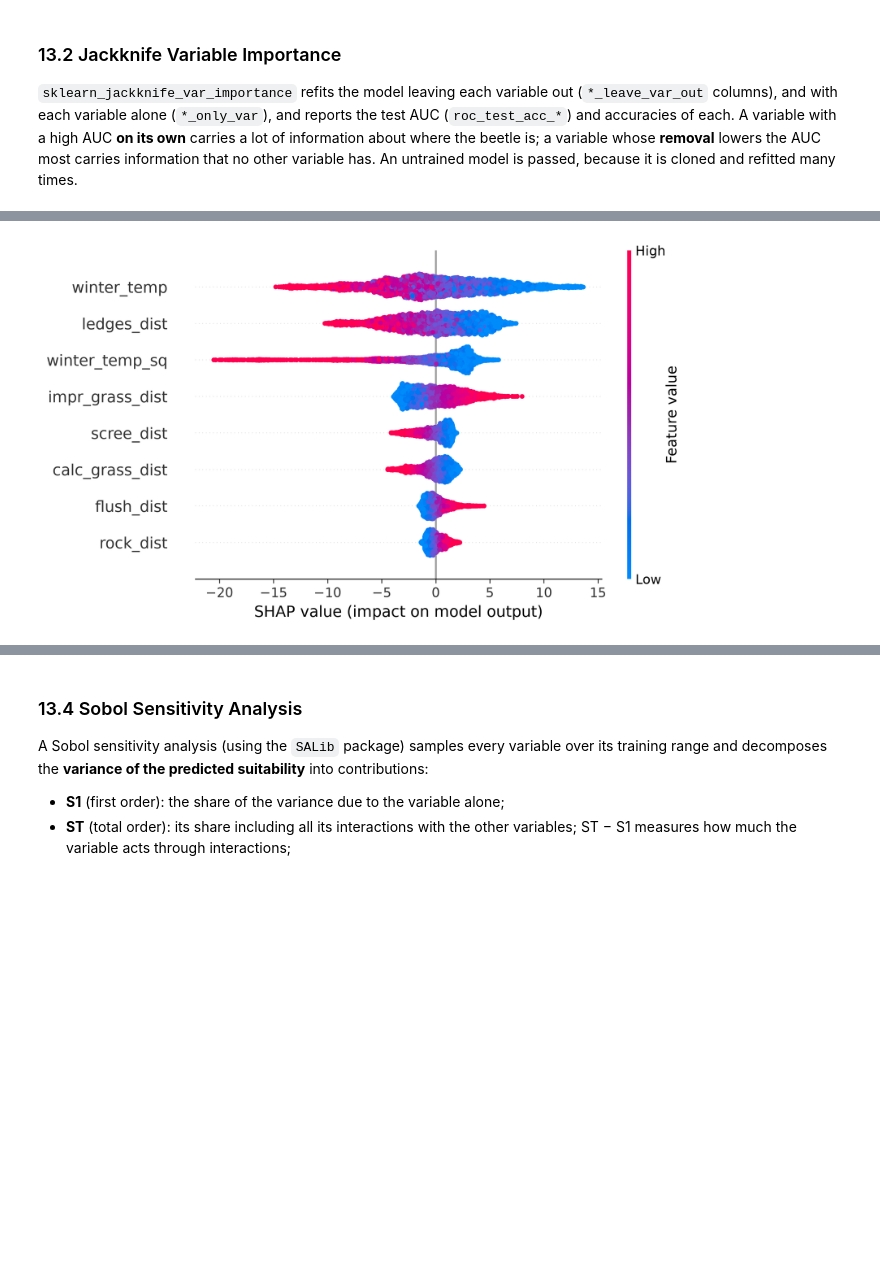
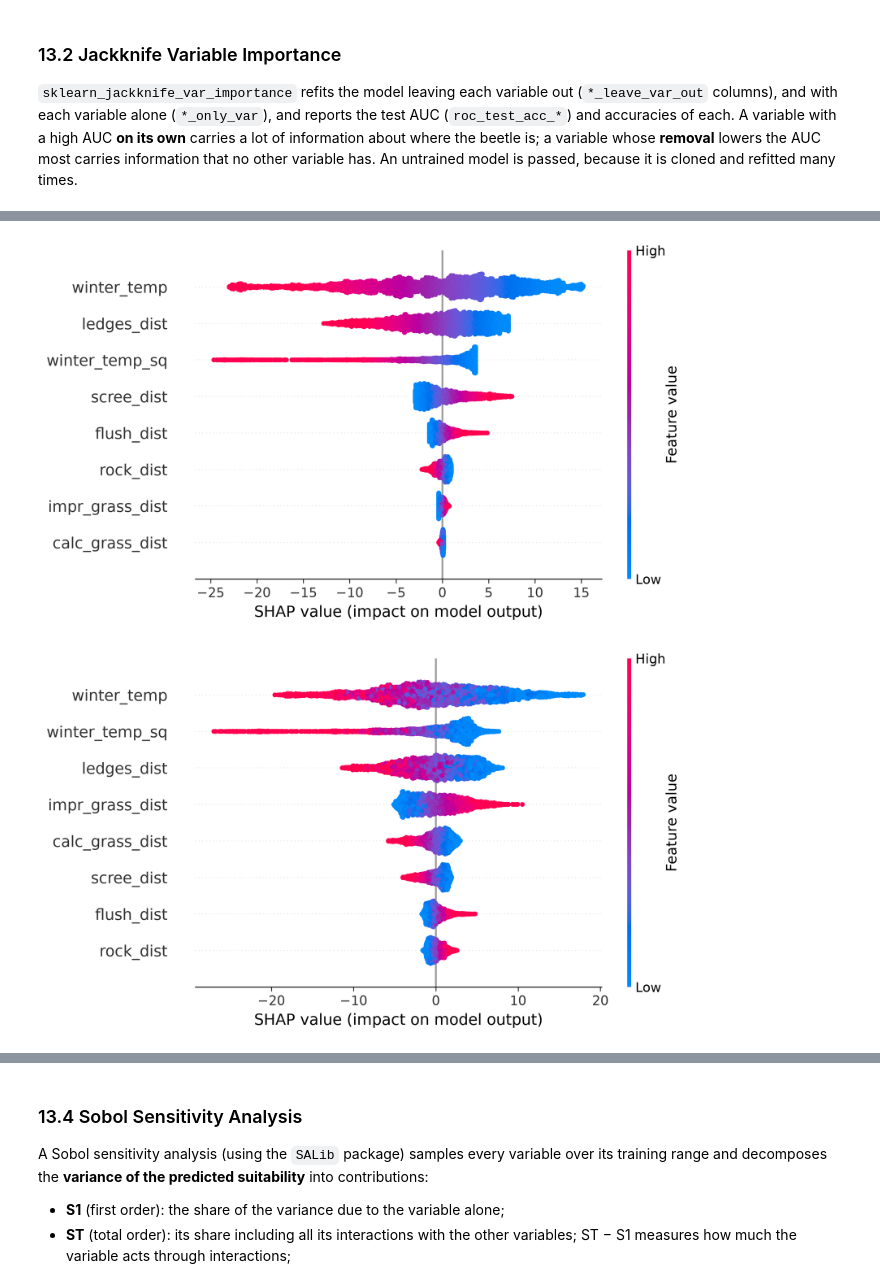
Before and after one commit to remotesensinginfo/rsgispy-tutorials, a Jupyter notebook: 11_case_study_species_distribution/02_species_distribution_modelling.ipynb, the cells around one changed output, grey strips where cells are left out. Saved outputs shown, nothing was run; the diff lists cells and outputs as text; code cells hidden in the pictures; blank space fills up the shorter version.

```diff
--- a/11_case_study_species_distribution/02_species_distribution_modelling.ipynb
+++ b/11_case_study_species_distribution/02_species_distribution_modelling.ipynb
@@ -481,9 +538,11 @@ Every held-out fold has presences (5, 7 and 11). The spatial cross-validated AUC
 # %%
 best_row = cv_res_df.loc[cv_res_df["auc_mean"].idxmax()]
-ok_df = cv_res_df[cv_res_df["auc_mean"] >= best_row["auc_mean"] - best_row["auc_se"]]
-sel_row = ok_df.sort_values(["C", "auc_mean"], ascending=[True, False]).iloc[0]
+ok_df = cv_res_df[cv_res_df["within_1se"]]
+sel_row = ok_df.loc[ok_df["boyce_mean"].idxmax()]
 mdl_params = {"C": float(sel_row["C"]), "l1_ratio": float(sel_row["l1_ratio"])}
 rsgispy.tools.jsonio.write_dict_to_json(mdl_params, os.path.join(out_dir, "lr_mdl_params.json"))
-print(f"Best AUC {best_row['auc_mean']:.3f} (SE {best_row['auc_se']:.3f}); "
-      f"selected {mdl_params} with AUC {sel_row['auc_mean']:.3f}")
+print(f"Best AUC {best_row['auc_mean']:.3f} (C {best_row['C']}, l1_ratio {best_row['l1_ratio']}); "
+      f"selected {mdl_params} with AUC {sel_row['auc_mean']:.3f} "
+      f"({sel_row['diff_from_best']:+.4f}, paired SE {sel_row['diff_se']:.4f}) "
+      f"and out-of-fold Boyce {sel_row['boyce_mean']:.3f}")
 # %% [output]
@@ -601,7 +660,7 @@ We fit two ensembles of three members, one with random folds and one with the 1
 rnd_mdls, rnd_scores_df = species_distribution.fit_kfold_sklearn_mdls(
     make_lr_mdl(**mdl_params),
     train_std_gdf, None, test_std_gdf, None, analysis_vars,
-    cv=StratifiedKFold(n_splits=3, shuffle=True, random_state=42),
+    cv=StratifiedKFold(n_splits=5, shuffle=True, random_state=42),
     rnd_seed=42, return_scores=True, use_pbar=False,
 )
 lr_mdls, lr_scores_df = species_distribution.fit_kfold_sklearn_mdls(
@@ -855,8 +921,21 @@ if importlib.util.find_spec("shap") is not None:
         shap_depend_plots_dir=os.path.join(plots_dir, "lr_shap_dependence"),
         use_tree_explainer=False,
         use_linear_explainer=True,
+        linear_perturbation="interventional",  # the default
+    )
+    # The same model, with the effects shared between correlated variables.
+    species_distribution.shap_sklearn_mdl_explainer(
+        est_cls_obj=lr_mdl[-1],
+        train_vec_file=train_sq_gdf,
+        train_vec_lyr=None,
+        analysis_vars=shap_vars,
+        shap_summary_plot=os.path.join(plots_dir, "lr_shap_summary_corr_dep.png"),
+        use_tree_explainer=False,
+        use_linear_explainer=True,
+        linear_perturbation="correlation_dependent",
     )
     display(Image(filename=os.path.join(plots_dir, "lr_shap_summary.png"), width=650))
+    display(Image(filename=os.path.join(plots_dir, "lr_shap_summary_corr_dep.png"), width=650))
 else:
     print("The shap package is not installed, so the SHAP analysis is skipped.")
 # %% [output]
@@ -864,2 +944,3 @@ else:
-[figure, old version]
+[figure, new version]
+[figure, added]
 # %% [markdown]
```
Also changed, not shown: parts of 37 cells of this notebook, 4 other files.
